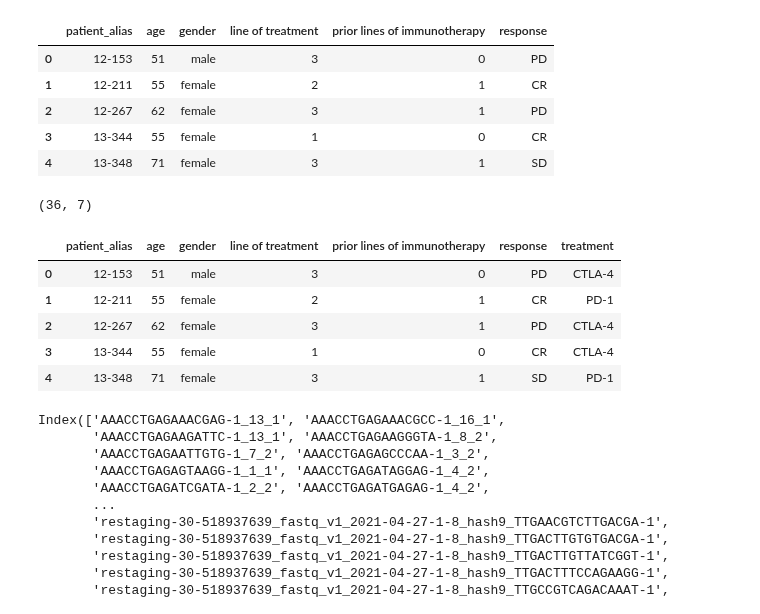
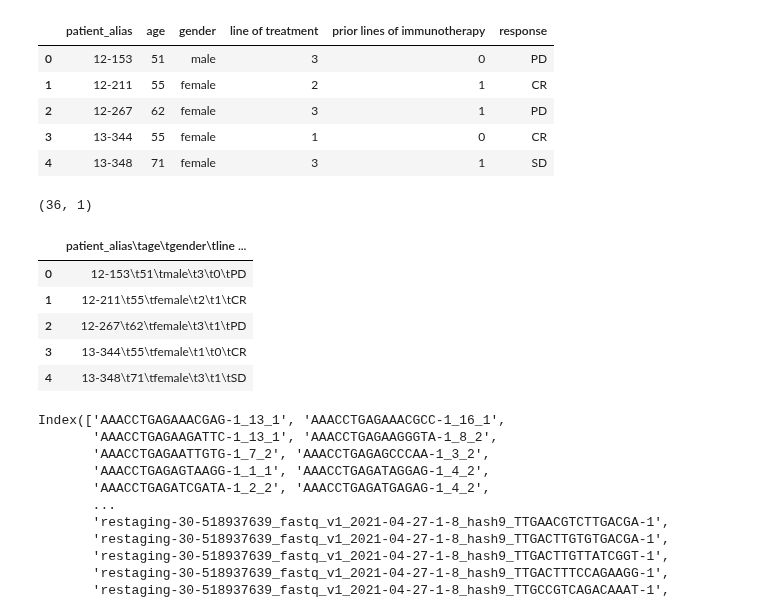
Before and after one commit to Sun-lab/CAT, a Jupyter notebook: Wang_2024/s1_association.ipynb, the cells around one changed output. Cells and saved outputs as stored; diff of their text form; code cells hidden in the pictures.

```diff
--- a/Wang_2024/s1_association.ipynb
+++ b/Wang_2024/s1_association.ipynb
@@ -88,17 +88,17 @@ patient_info.head()
 | 4 | 13-348 | 71 | female | 3 | 1 | SD |
 # %%
 ## manual operation outside python to add a column of treatment in patient_info.csv
-patient_info = pd.read_csv("patient_info.csv")
+patient_info = pd.read_csv("patient_info.tsv")
 print(patient_info.shape)
 patient_info.head()
 # %% [output]
-(36, 7)
+(36, 1)
-|  | patient_alias | age | gender | line of treatment | prior lines of immunotherapy | response | treatment |
-| 0 | 12-153 | 51 | male | 3 | 0 | PD | CTLA-4 |
-| 1 | 12-211 | 55 | female | 2 | 1 | CR | PD-1 |
-| 2 | 12-267 | 62 | female | 3 | 1 | PD | CTLA-4 |
-| 3 | 13-344 | 55 | female | 1 | 0 | CR | CTLA-4 |
-| 4 | 13-348 | 71 | female | 3 | 1 | SD | PD-1 |
+|  | patient_alias\tage\tgender\tline ... |
+| 0 | 12-153\t51\tmale\t3\t0\tPD |
+| 1 | 12-211\t55\tfemale\t2\t1\tCR |
+| 2 | 12-267\t62\tfemale\t3\t1\tPD |
+| 3 | 13-344\t55\tfemale\t1\t0\tCR |
+| 4 | 13-348\t71\tfemale\t3\t1\tSD |
 # %%
 df.index
 # %% [output]
```
Also changed, not shown: parts of 6 cells of this notebook, 2 other files.
